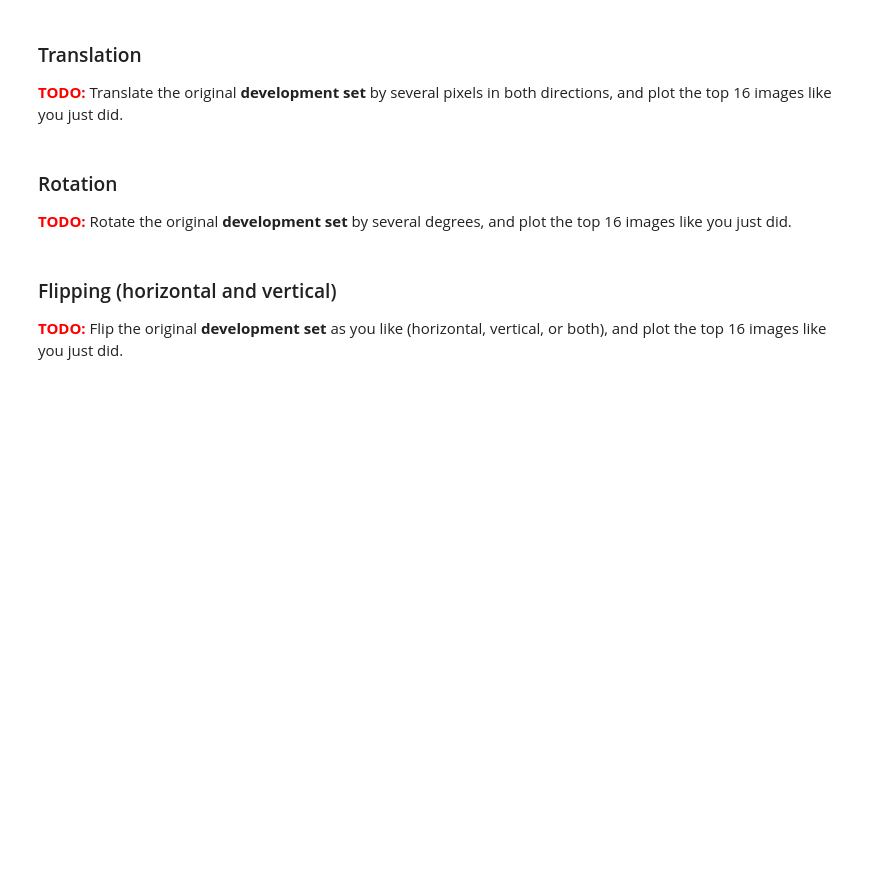
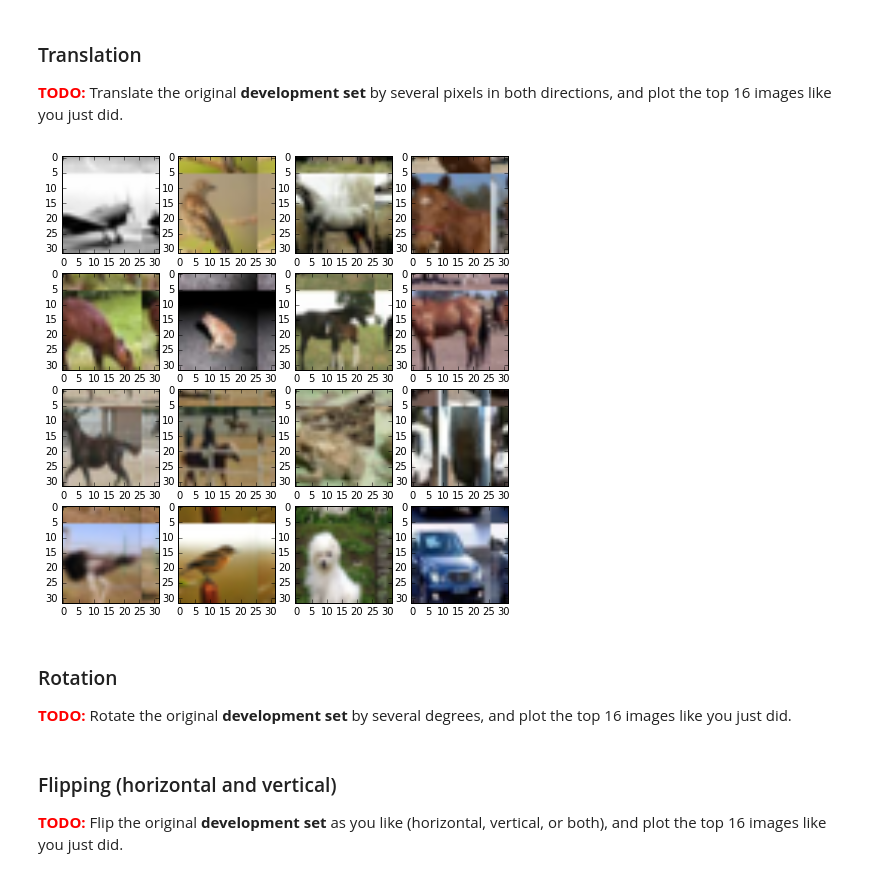
Before and after one commit to saipavan21/F_2017, a Jupyter notebook: nndl/assignment2_nndl/task4-augmentation.ipynb, the cells around one changed output. Cells and saved outputs as stored; diff of their text form; code cells hidden in the pictures; blank space fills up the shorter version.

```diff
--- a/nndl/assignment2_nndl/task4-augmentation.ipynb
+++ b/nndl/assignment2_nndl/task4-augmentation.ipynb
@@ -69,3 +90,10 @@ from ecbm4040.image_generator import ImageGenerator
+# %%
+# YOUR CODE HERE
+dev_imagegenerator = ImageGenerator(X_dev_reshape, y_dev)
+dev_imagegenerator.translate(6, -6)
+dev_imagegenerator.show()
+# %% [output]
+[figure, added]
 # %% [markdown]
 ### Rotation
 
```
Also changed, not shown: parts of 6 cells of this notebook, 1 other file.
